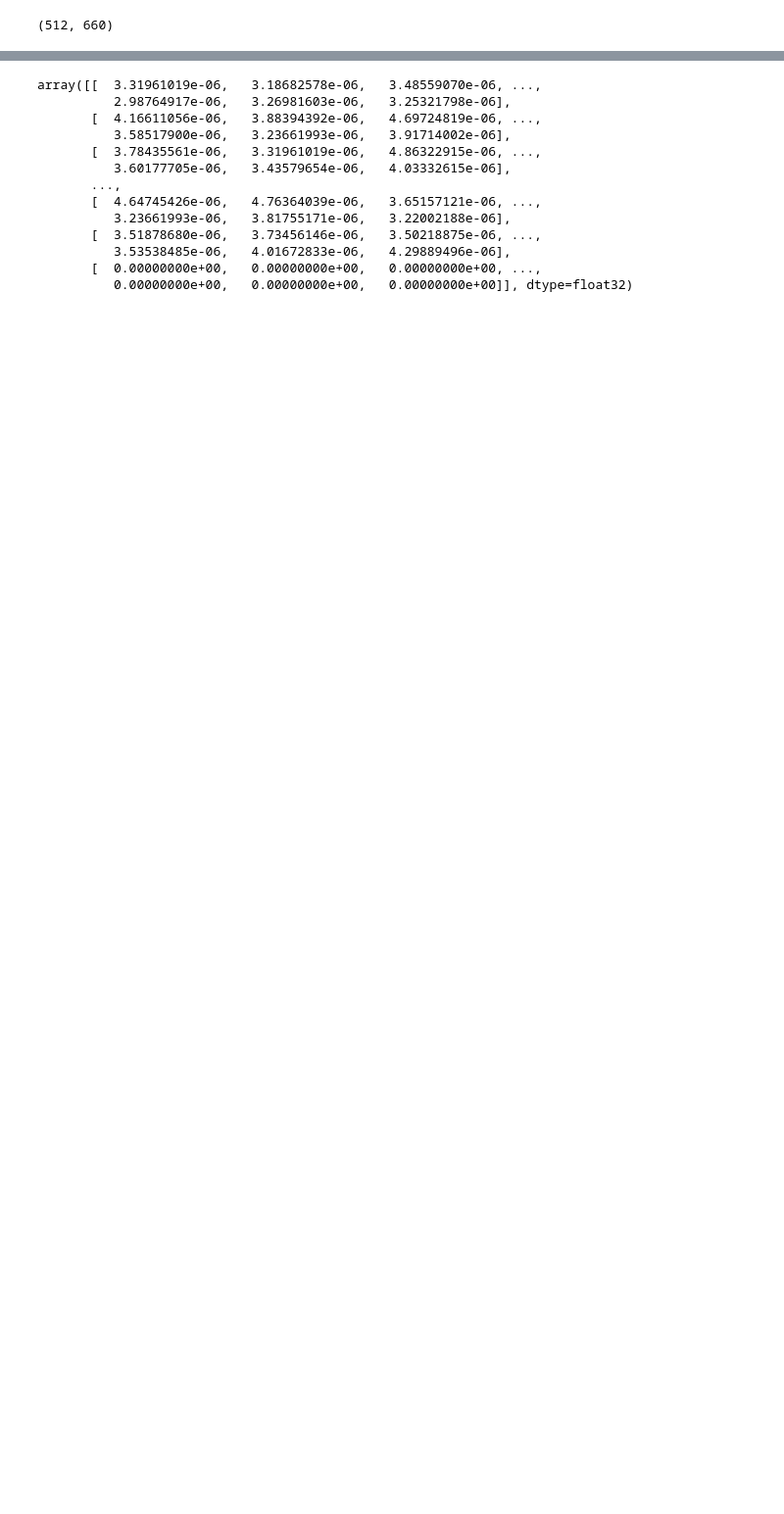
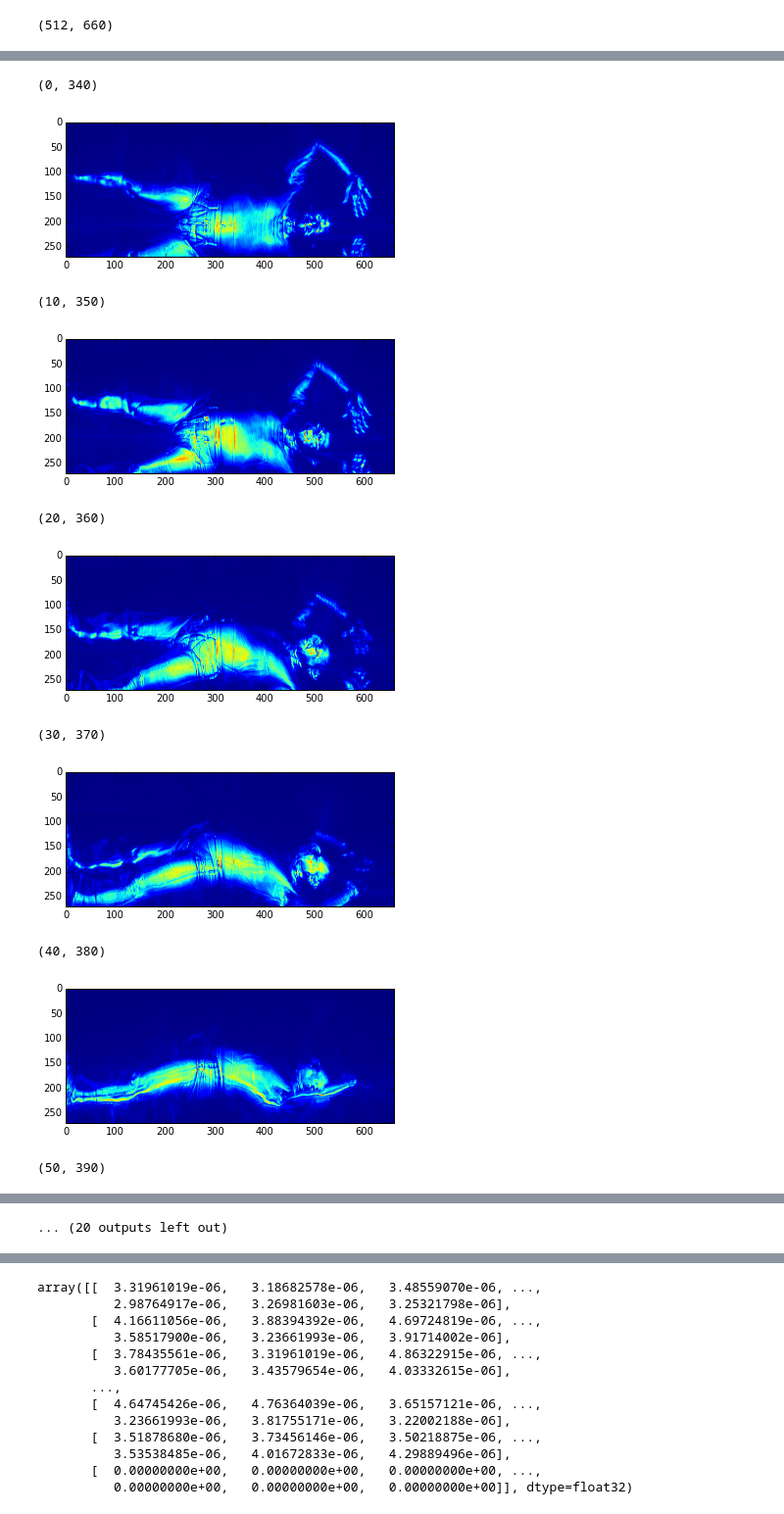
Before and after one commit to codybraun/tsa, a Jupyter notebook: images.ipynb, the cells around one changed output, grey strips where cells are left out. Shown at 98% size. Saved outputs shown, nothing was run; the diff lists cells and outputs as text; code cells hidden in the pictures; blank space fills up the shorter version.

Commit message:
Fixing image dimensions, maybe

```diff
--- a/images.ipynb
+++ b/images.ipynb
@@ -144,4 +148,4 @@ def plot_image(path):
 # %%
 #plot_image("./images/496ec724cc1f2886aac5840cf890988a.aps")
 # %%
-data =read_data("./images/496ec724cc1f2886aac5840cf890988a.aps")
+data =read_data("./images/00360f79fd6e02781457eda48f85da90.aps")
@@ -151,0 +182,21 @@ data[:,:,12].shape
+# %%
+transformed_data = []
+for i in range(0,16):
+    increment = 10
+    print((i * increment), (i * increment) + 340)
+#     print(data[(i * increment):(i * increment) + 170,:,i])
+    transformed_data.append(data[(i * increment) + 50:(i * increment) + 320,:,i])
+    plt.imshow(data[(i * increment) + 50:(i * increment) + 320,:,i])
+    plt.show()
+# %% [output]
+(0, 340)
+[figure, added]
+(10, 350)
+[figure, added]
+(20, 360)
+[figure, added]
+(30, 370)
+[figure, added]
+(40, 380)
+[figure, added]
+(50, 390)
@@ -151,0 +204 @@ data[:,:,12].shape
+... (20 outputs left out)
```
Also changed, not shown: parts of 12 cells of this notebook, 9 other files.
